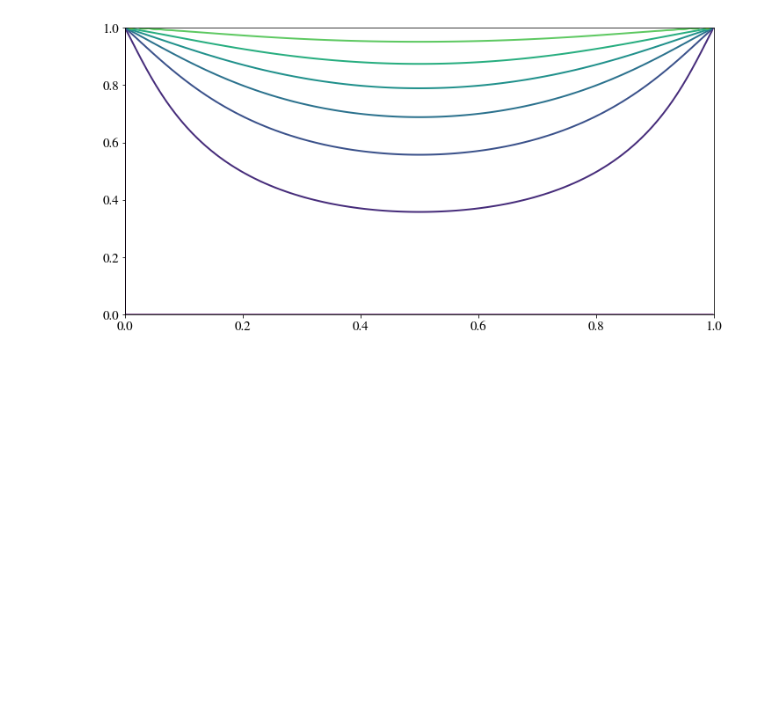
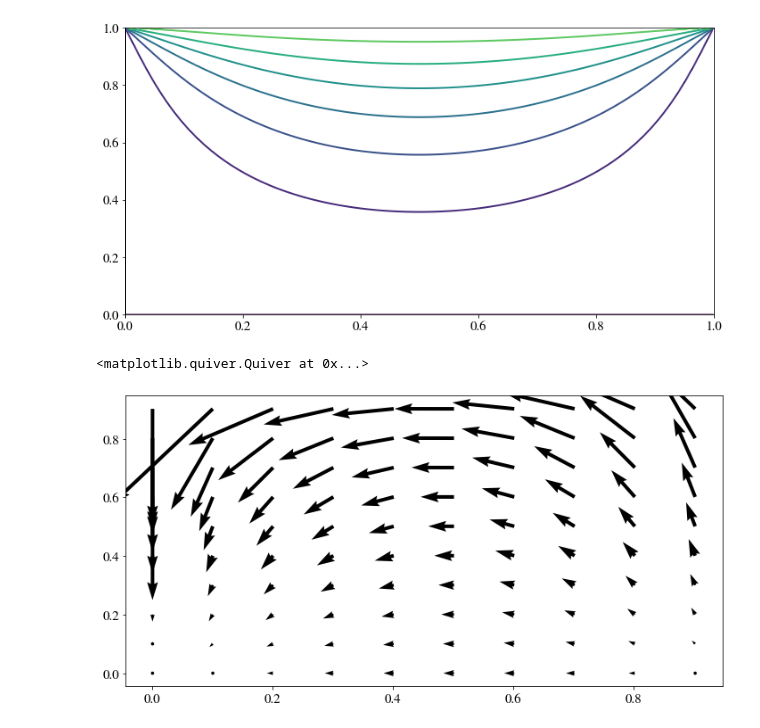
Before and after one commit to sindrelothe/TFY4240, a Jupyter notebook: Project/01-Project_test.ipynb, the cells around one changed output. Saved outputs shown, nothing was run; the diff lists cells and outputs as text; code cells hidden in the pictures; blank space fills up the shorter version.

Commit message:
Added calculation of E_field

```diff
--- a/Project/01-Project_test.ipynb
+++ b/Project/01-Project_test.ipynb
@@ -89,3 +89,12 @@ plt.contour(xx, yy, V_matrix)
 plt.show()
 # %% [output]
 [figure]
+# %%
+E_field = np.array(np.gradient(V_matrix))*(-1)
+# %%
+slice = lambda arr : arr[::int(M/10), ::int(M/10)]
+
+plt.quiver(slice(xx), slice(yy), slice(E_field[0]), slice(E_field[1]))
+# %% [output]
+<matplotlib.quiver.Quiver at 0x...>
+[figure, added]
```
